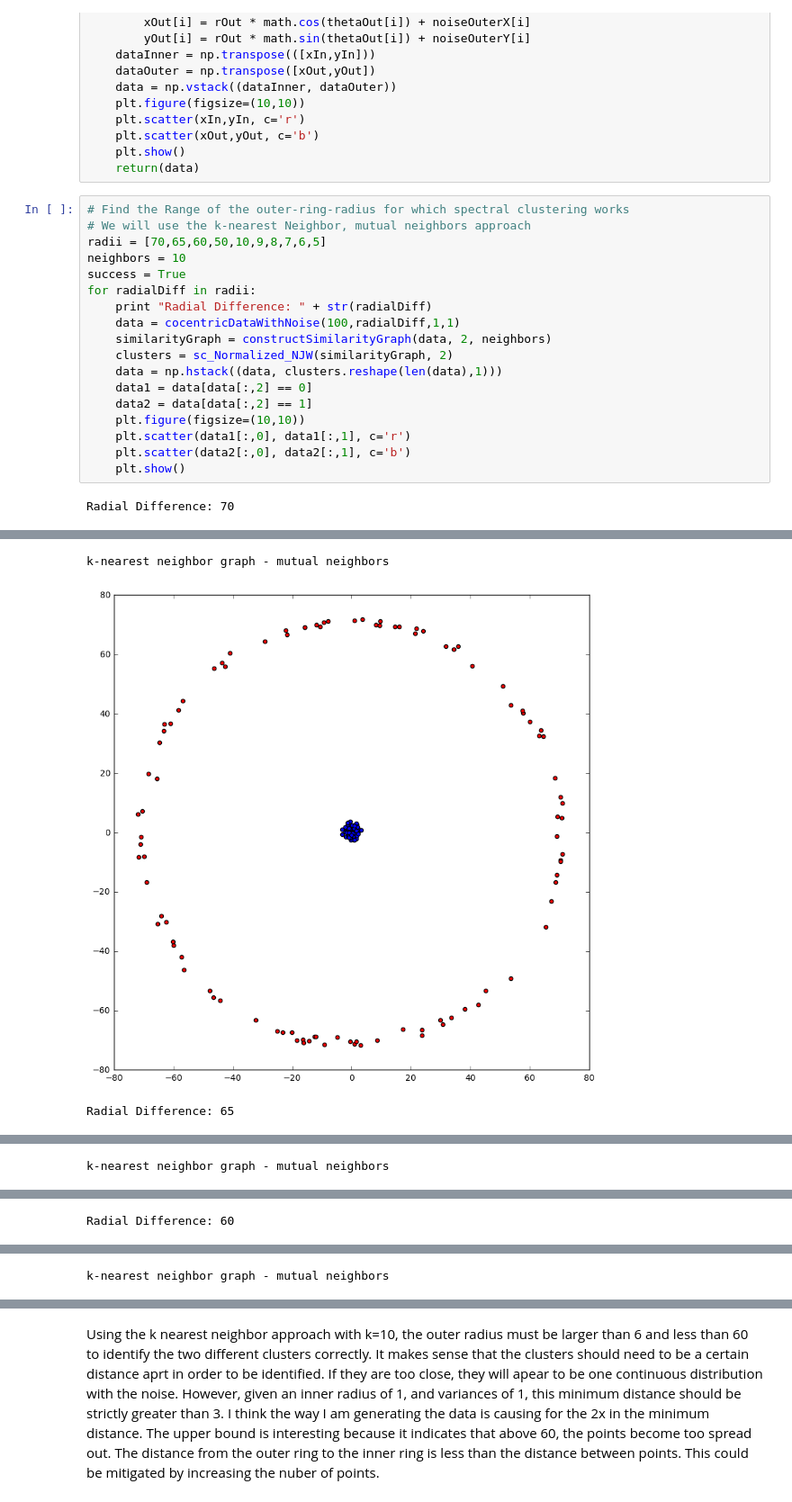
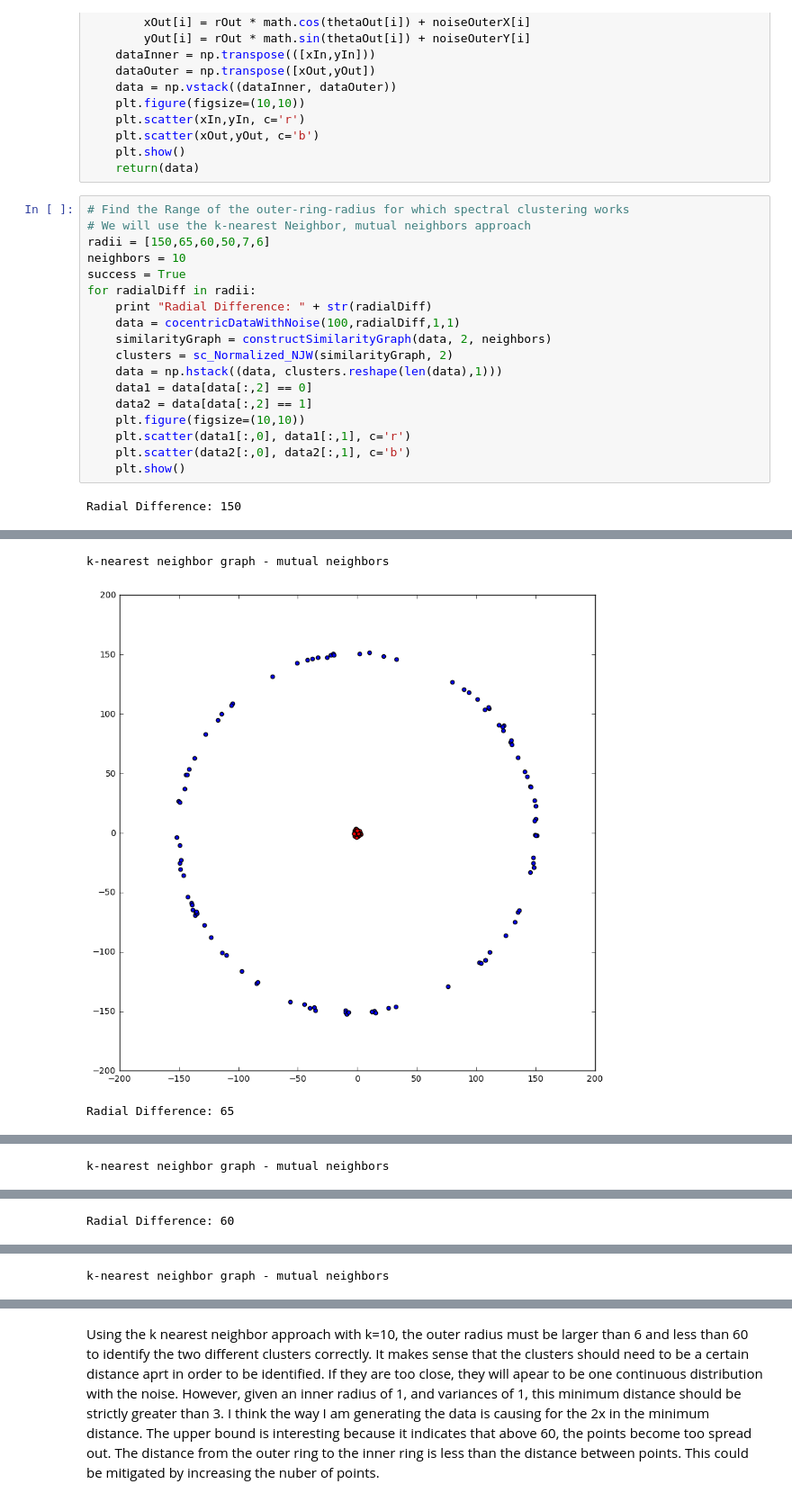
Before and after one commit to MSpearing/Data_Science, a Jupyter notebook: Lab6/Lab6_Problem2_Problem3.ipynb, the cells around one changed output, grey strips where cells are left out. Shown at 90% size. Drawn from its saved outputs; the diff is of its cells as text.

```diff
--- a/Lab6/Lab6_Problem2_Problem3.ipynb
+++ b/Lab6/Lab6_Problem2_Problem3.ipynb
@@ -141,7 +141,7 @@ def cocentricDataWithNoise(number, radialDiff, varInner, varOuter):
 # %%
 # Find the Range of the outer-ring-radius for which spectral clustering works
 # We will use the k-nearest Neighbor, mutual neighbors approach
-radii = [70,65,60,50,10,9,8,7,6,5]
+radii = [150,65,60,50,7,6]
 neighbors = 10
 success = True
 for radialDiff in radii:
@@ -157,4 +157,4 @@ for radialDiff in radii:
     plt.scatter(data2[:,0], data2[:,1], c='b')
     plt.show()
 # %% [output]
-Radial Difference: 70
+Radial Difference: 150
@@ -162,3 +162,3 @@ Radial Difference: 70
 k-nearest neighbor graph - mutual neighbors
-[figure, old version]
+[figure, new version]
 Radial Difference: 65
```
Also changed, not shown: parts of 3 cells of this notebook, 1 other file.
